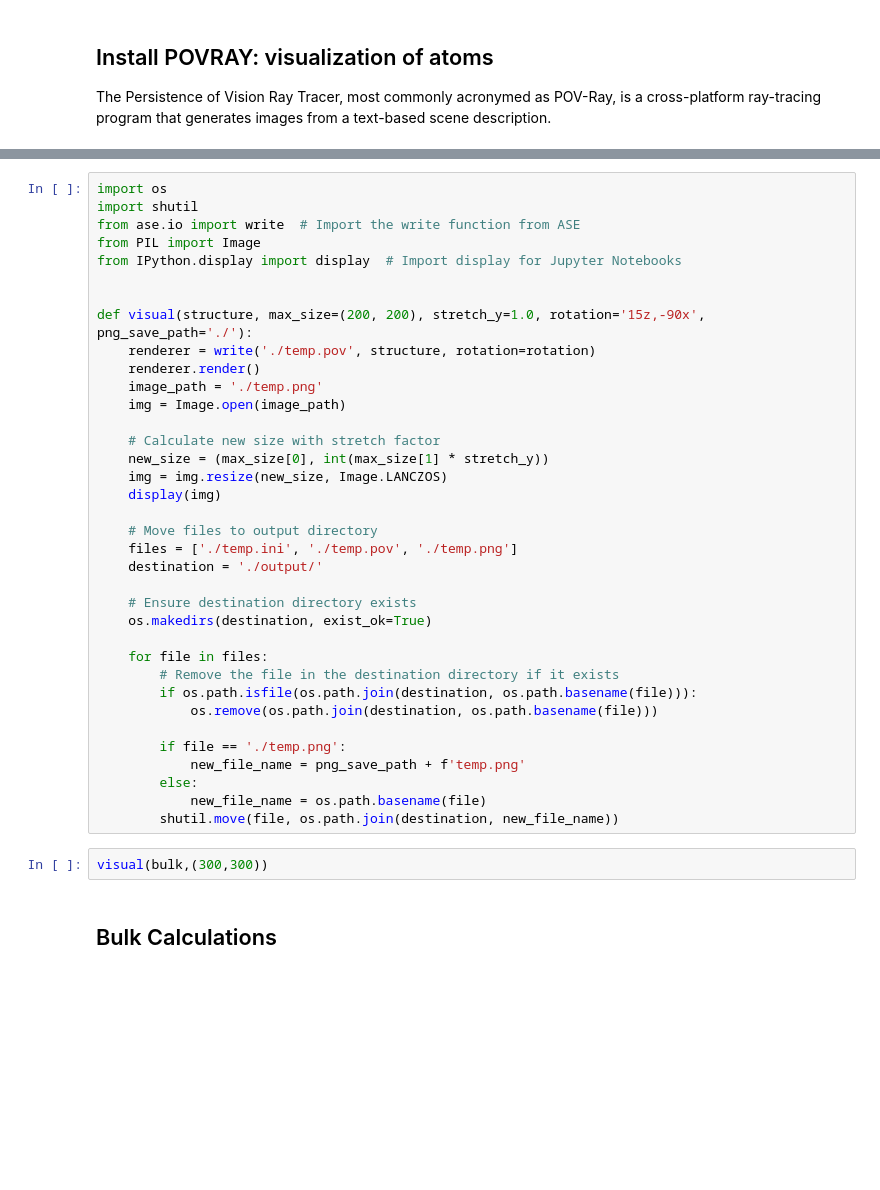
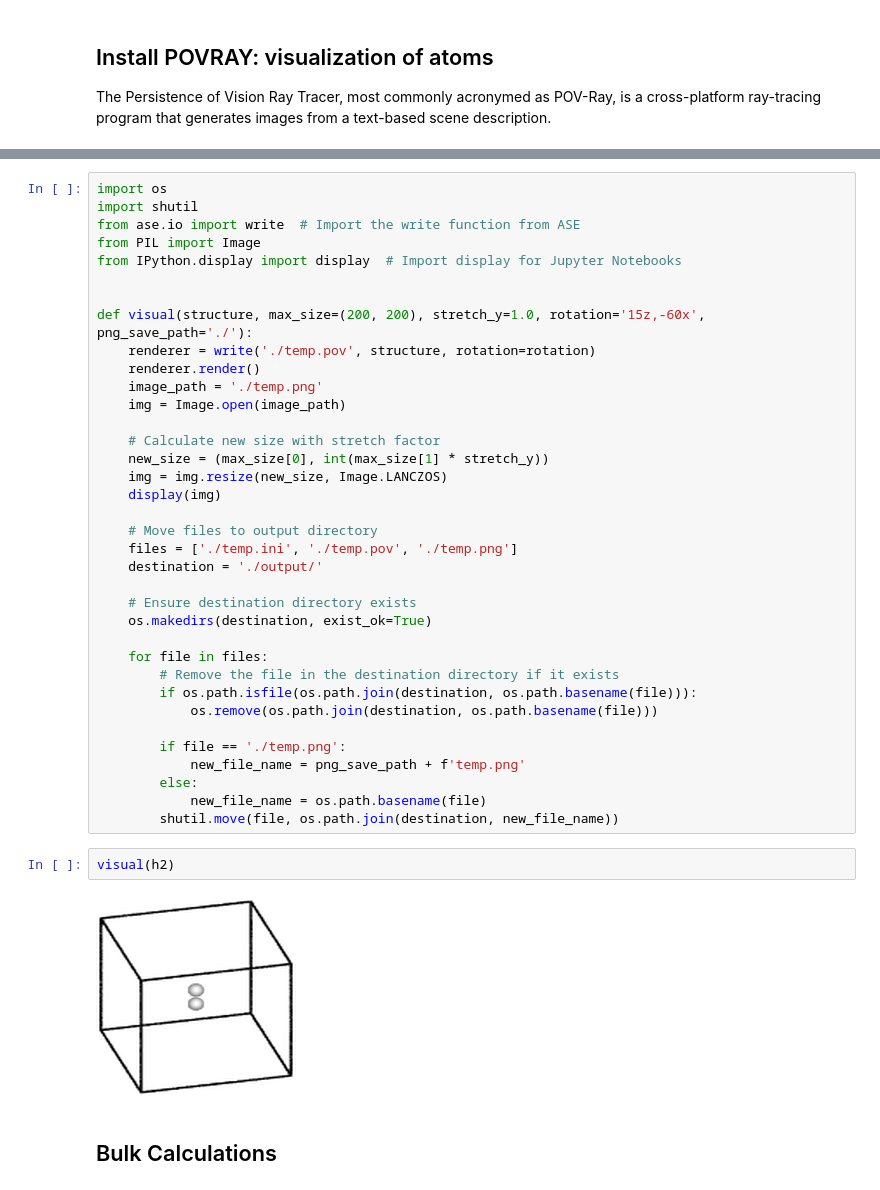
Before and after one commit to s-choung/Simulation_tutorials, a Jupyter notebook: handson_DFT_setup_and_bulk.ipynb, the cells around one changed output, grey strips where cells are left out. Cells and saved outputs as stored; diff of their text form; blank space fills up the shorter version.

```diff
--- a/handson_DFT_setup_and_bulk.ipynb
+++ b/handson_DFT_setup_and_bulk.ipynb
@@ -159,7 +206,7 @@ from PIL import Image
 from IPython.display import display  # Import display for Jupyter Notebooks
 
 
-def visual(structure, max_size=(200, 200), stretch_y=1.0, rotation='15z,-90x', png_save_path='./'):
+def visual(structure, max_size=(200, 200), stretch_y=1.0, rotation='15z,-60x', png_save_path='./'):
     renderer = write('./temp.pov', structure, rotation=rotation)
     renderer.render()
     image_path = './temp.png'
@@ -187,8 +234,10 @@ def visual(structure, max_size=(200, 200), stretch_y=1.0, rotation='15z,-90x', p
         else:
             new_file_name = os.path.basename(file)
         shutil.move(file, os.path.join(destination, new_file_name))
-# %%
-visual(bulk,(300,300))
+# %%
+visual(h2)
+# %% [output]
+[figure, added]
 # %% [markdown]
 ## Bulk Calculations
 # %%
```
Also changed, not shown: parts of 12 cells of this notebook.
